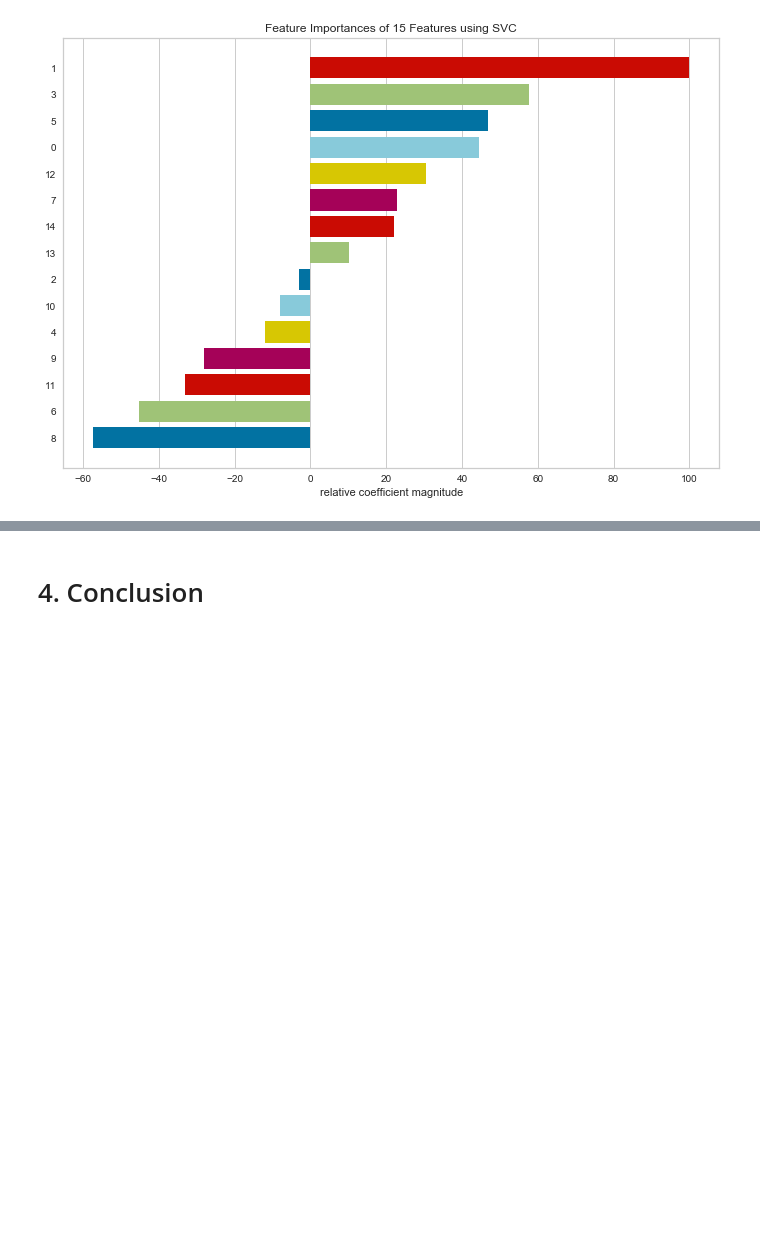
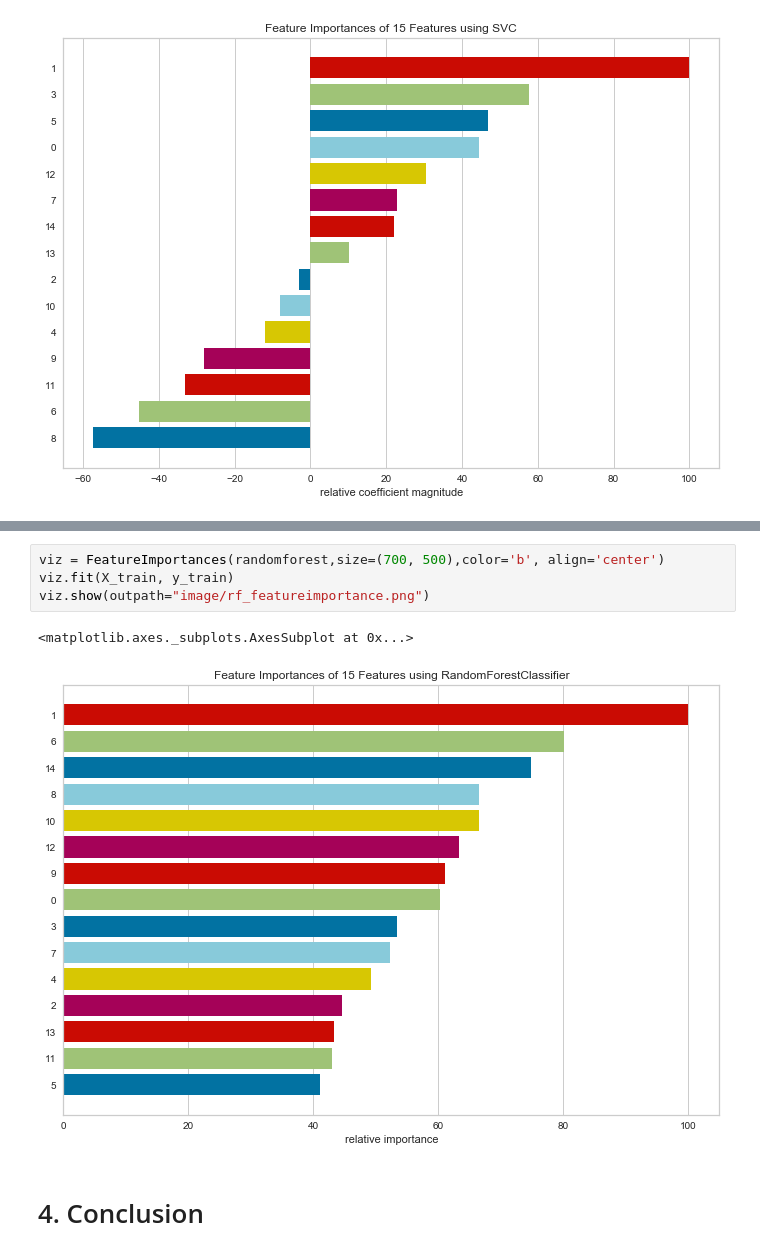
Before and after one commit to ermiasgelaye/Mental-Health-Predictor, a Jupyter notebook: machine_learning_analysis.ipynb, the cells around one changed output, grey strips where cells are left out. Drawn from its saved outputs; the diff is of its cells as text; blank space fills up the shorter version.

```diff
--- a/machine_learning_analysis.ipynb
+++ b/machine_learning_analysis.ipynb
@@ -621,2 +795,9 @@ viz.show(outpath="image/svm_featureimportance.png")
+# %%
+viz = FeatureImportances(randomforest,size=(700, 500),color='b', align='center')
+viz.fit(X_train, y_train)
+viz.show(outpath="image/rf_featureimportance.png")
+# %% [output]
+<matplotlib.axes._subplots.AxesSubplot at 0x...>
+[figure, added]
 # %% [markdown]
 # 4. Conclusion
```
Also changed, not shown: parts of 24 cells of this notebook, 3 other files.
